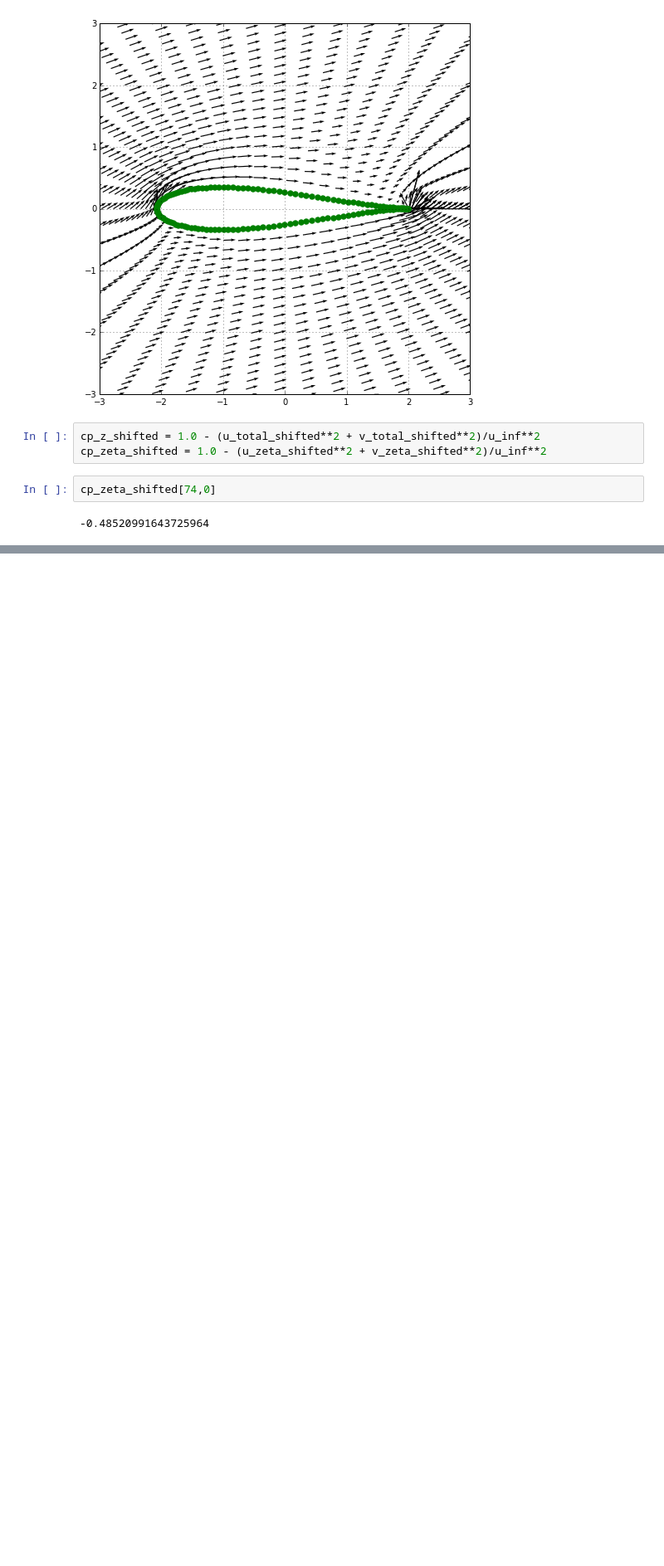
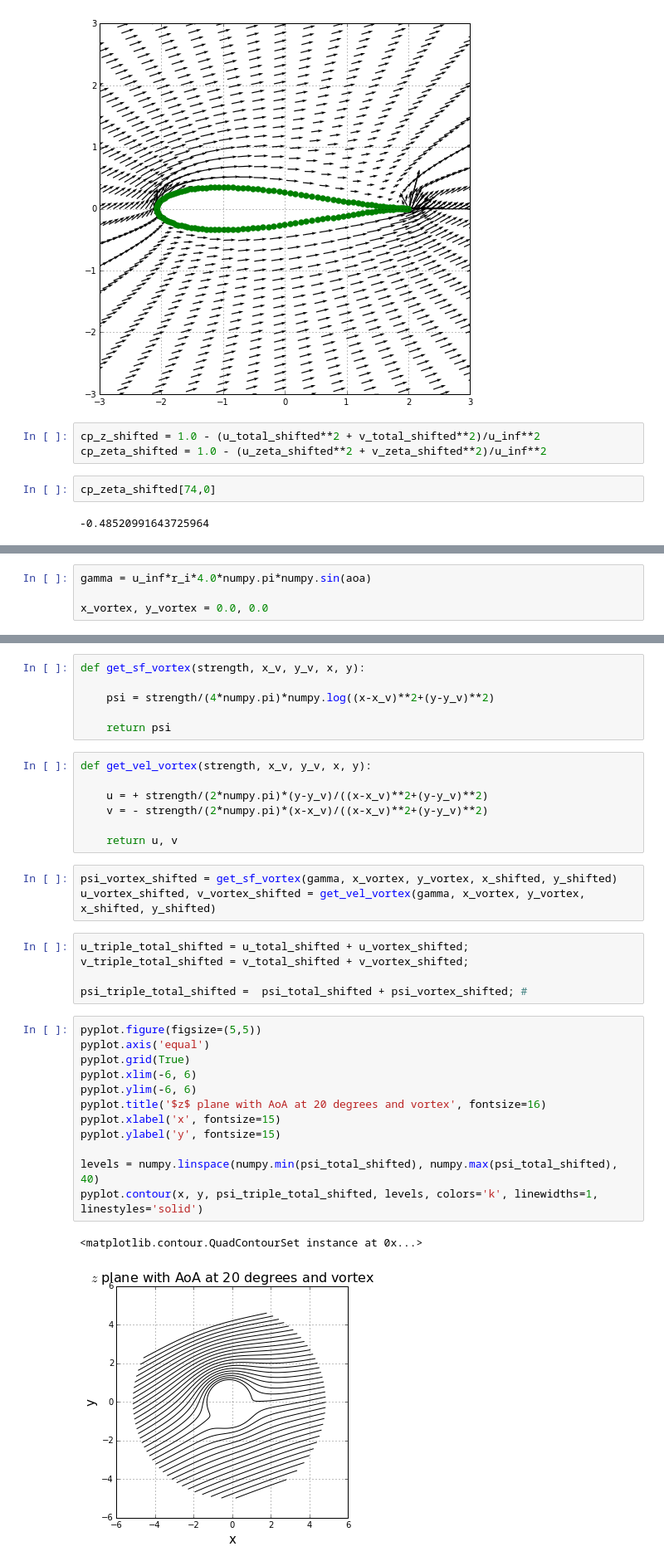
Before and after one commit to bornemeierm/MAE6226, a Jupyter notebook: Joukowski Transformation Cylindrical Mesh.ipynb, the cells around one changed output, grey strips where cells are left out. Shown at 83% size. Cells and saved outputs as stored; diff of their text form; blank space fills up the shorter version.

```diff
--- a/Joukowski Transformation Cylindrical Mesh.ipynb
+++ b/Joukowski Transformation Cylindrical Mesh.ipynb
@@ -309,0 +321,4 @@ cp_zeta_shifted[74,0]
+# %%
+gamma = u_inf*r_i*4.0*numpy.pi*numpy.sin(aoa)
+
+x_vortex, y_vortex = 0.0, 0.0
@@ -309,0 +329,36 @@ cp_zeta_shifted[74,0]
+# %%
+def get_sf_vortex(strength, x_v, y_v, x, y):
+
+    psi = strength/(4*numpy.pi)*numpy.log((x-x_v)**2+(y-y_v)**2)
+
+    return psi
+# %%
+def get_vel_vortex(strength, x_v, y_v, x, y):
+
+    u = + strength/(2*numpy.pi)*(y-y_v)/((x-x_v)**2+(y-y_v)**2)
+    v = - strength/(2*numpy.pi)*(x-x_v)/((x-x_v)**2+(y-y_v)**2)
+
+    return u, v
+# %%
+psi_vortex_shifted = get_sf_vortex(gamma, x_vortex, y_vortex, x_shifted, y_shifted)
+u_vortex_shifted, v_vortex_shifted = get_vel_vortex(gamma, x_vortex, y_vortex, x_shifted, y_shifted)
+# %%
+u_triple_total_shifted = u_total_shifted + u_vortex_shifted;
+v_triple_total_shifted = v_total_shifted + v_vortex_shifted;
+
+psi_triple_total_shifted =  psi_total_shifted + psi_vortex_shifted; #
+# %%
+pyplot.figure(figsize=(5,5))
+pyplot.axis('equal')
+pyplot.grid(True)
+pyplot.xlim(-6, 6)
+pyplot.ylim(-6, 6)
+pyplot.title('$z$ plane with AoA at 20 degrees and vortex', fontsize=16)
+pyplot.xlabel('x', fontsize=15)
+pyplot.ylabel('y', fontsize=15)
+
+levels = numpy.linspace(numpy.min(psi_total_shifted), numpy.max(psi_total_shifted), 40)
+pyplot.contour(x, y, psi_triple_total_shifted, levels, colors='k', linewidths=1, linestyles='solid')
+# %% [output]
+<matplotlib.contour.QuadContourSet instance at 0x...>
+[figure, added]
```
Also changed, not shown: parts of 13 cells of this notebook.
